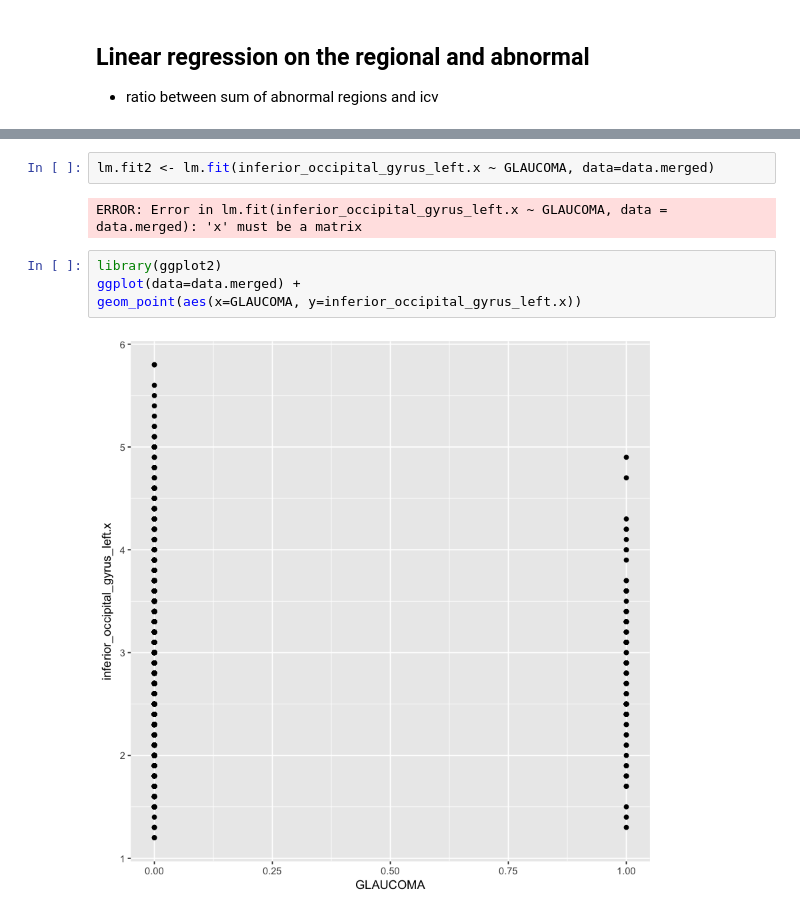
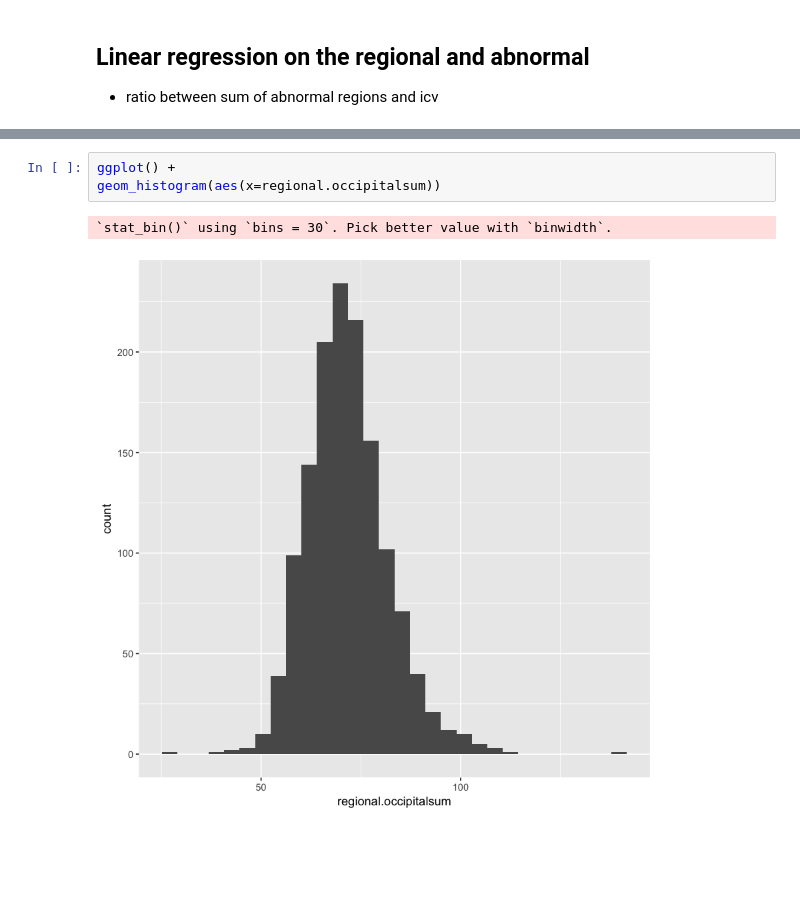
Before and after one commit to Mamie/BMI212-Glaucoma, a Jupyter notebook: notebook/GlaucomaSurvey_Mamie_20170425.ipynb, the cells around one changed output, grey strips where cells are left out. Saved outputs shown, nothing was run; the diff lists cells and outputs as text; blank space fills up the shorter version.

```diff
--- a/notebook/GlaucomaSurvey_Mamie_20170425.ipynb
+++ b/notebook/GlaucomaSurvey_Mamie_20170425.ipynb
@@ -127,12 +118,8 @@ geom_point(aes(x=GLAUCOMA, y=abnormal.sum/icv))
-# %%
-lm.fit2 <- lm.fit(inferior_occipital_gyrus_left.x ~ GLAUCOMA, data=data.merged)
-# %% [output]
-ERROR: Error in lm.fit(inferior_occipital_gyrus_left.x ~ GLAUCOMA, data = data.merged): 'x' must be a matrix
-# %%
-library(ggplot2)
-ggplot(data=data.merged) +
-geom_point(aes(x=GLAUCOMA, y=inferior_occipital_gyrus_left.x))
-# %% [output]
-[figure, removed]
+# %%
+ggplot() +
+geom_histogram(aes(x=regional.occipitalsum))
+# %% [output]
+`stat_bin()` using `bins = 30`. Pick better value with `binwidth`.
+[figure, added]
 # %%
 ggplot() +
```
Also changed, not shown: parts of 21 cells of this notebook.
